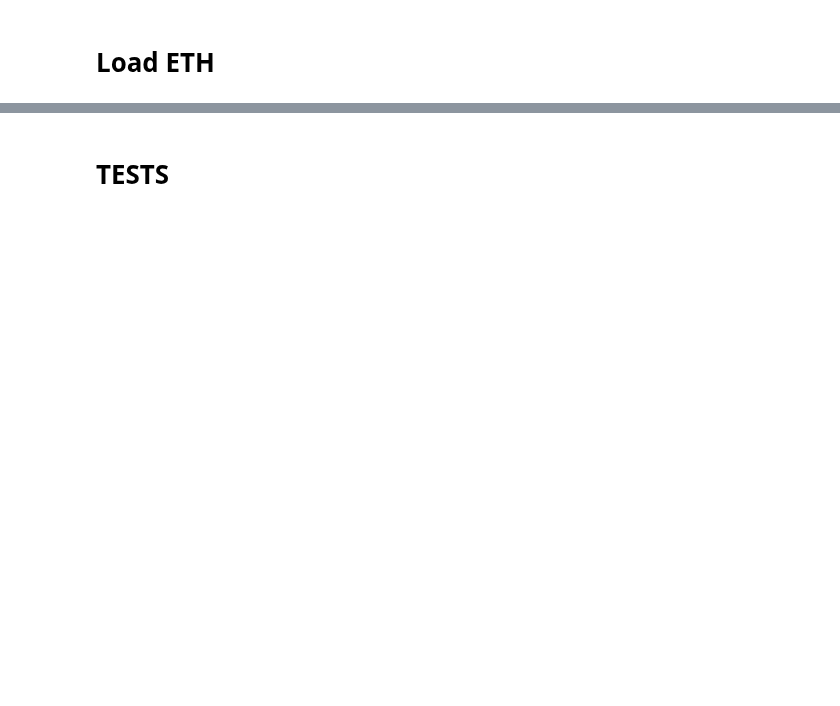
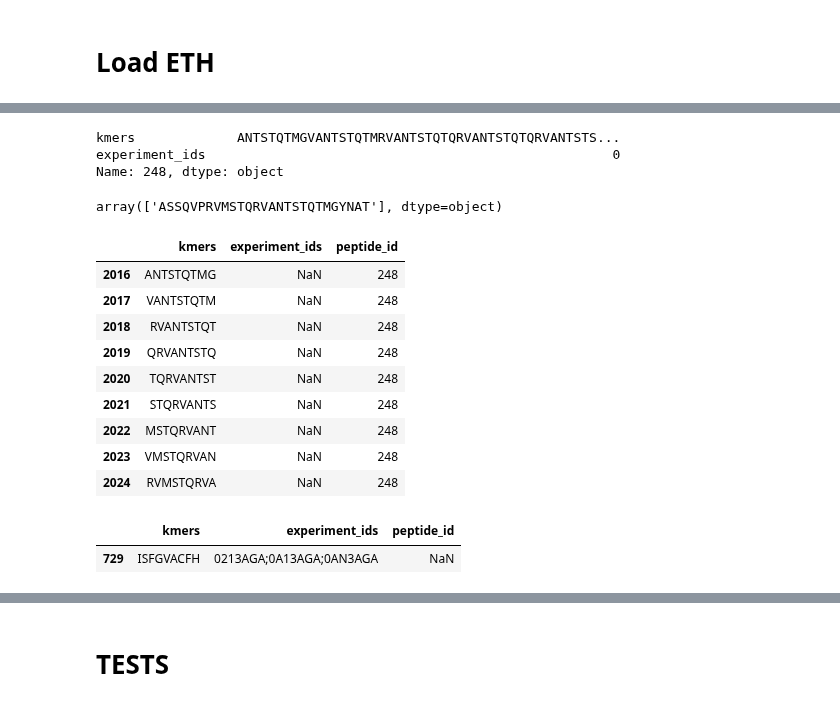
Before and after one commit to ratschlab/projects2020_ohsu, a Jupyter notebook: eth/peptide_search_format/notebooks/p20230503_parse_fasta_to_map.ipynb, the cells around one changed output, grey strips where cells are left out. Drawn from its saved outputs; the diff is of its cells as text; code cells hidden in the pictures; blank space fills up the shorter version.

```diff
--- a/eth/peptide_search_format/notebooks/p20230503_parse_fasta_to_map.ipynb
+++ b/eth/peptide_search_format/notebooks/p20230503_parse_fasta_to_map.ipynb
@@ -144,0 +303,23 @@ for filt_file in path_filtered_sample:
+# %%
+foo.iloc[idx]
+# %% [output]
+kmers             ANTSTQTMGVANTSTQTMRVANTSTQTQRVANTSTQTQRVANTSTS...
+experiment_ids                                                    0
+Name: 248, dtype: object
+# %%
+peptide_sequences_.loc[peptide_sequences_['peptide_id'] == '248', 'peptide_sequence'].values
+# %% [output]
+array(['ASSQVPRVMSTQRVANTSTQTMGYNAT'], dtype=object)
+# %%
+test.loc[test['peptide_id'] == '248']
+# %% [output]
+|  | kmers | experiment_ids | peptide_id |
+| 2016 | ANTSTQTMG | NaN | 248 |
+| 2017 | VANTSTQTM | NaN | 248 |
+| 2018 | RVANTSTQT | NaN | 248 |
+| 2019 | QRVANTSTQ | NaN | 248 |
+| 2020 | TQRVANTST | NaN | 248 |
+| 2021 | STQRVANTS | NaN | 248 |
+| 2022 | MSTQRVANT | NaN | 248 |
+| 2023 | VMSTQRVAN | NaN | 248 |
+| 2024 | RVMSTQRVA | NaN | 248 |
@@ -144,0 +328,5 @@ for filt_file in path_filtered_sample:
+# %%
+test.loc[test['peptide_id'].isna()]
+# %% [output]
+|  | kmers | experiment_ids | peptide_id |
+| 729 | ISFGVACFH | 0213AGA;0A13AGA;0AN3AGA | NaN |
```
Also changed, not shown: parts of 41 cells of this notebook.
